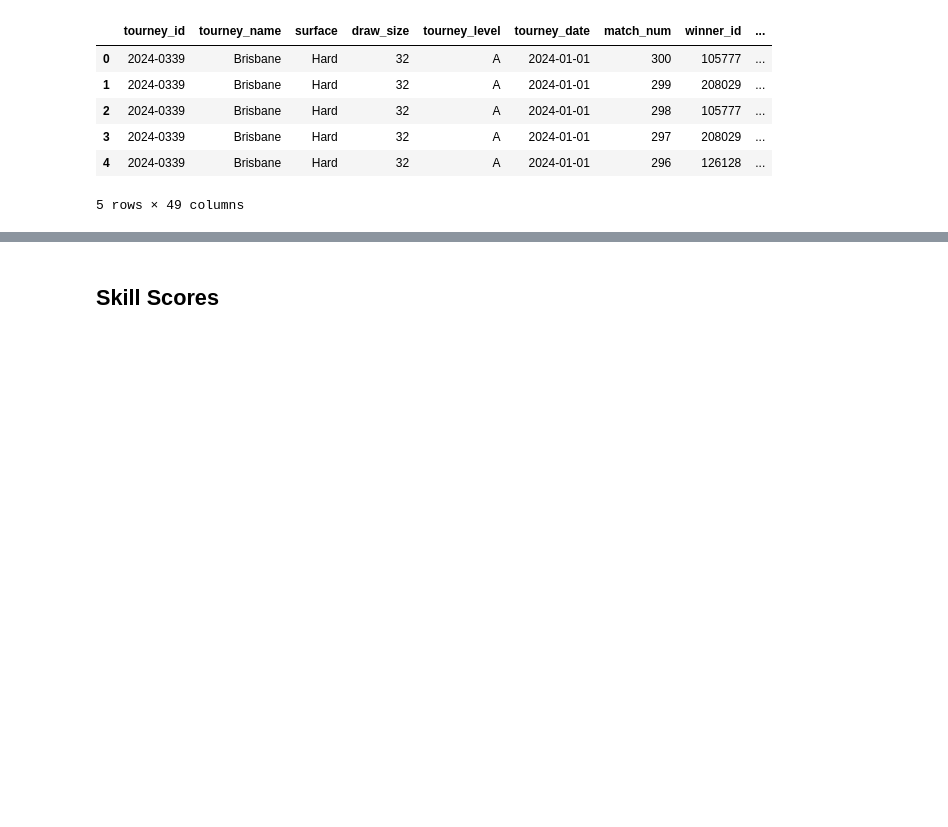
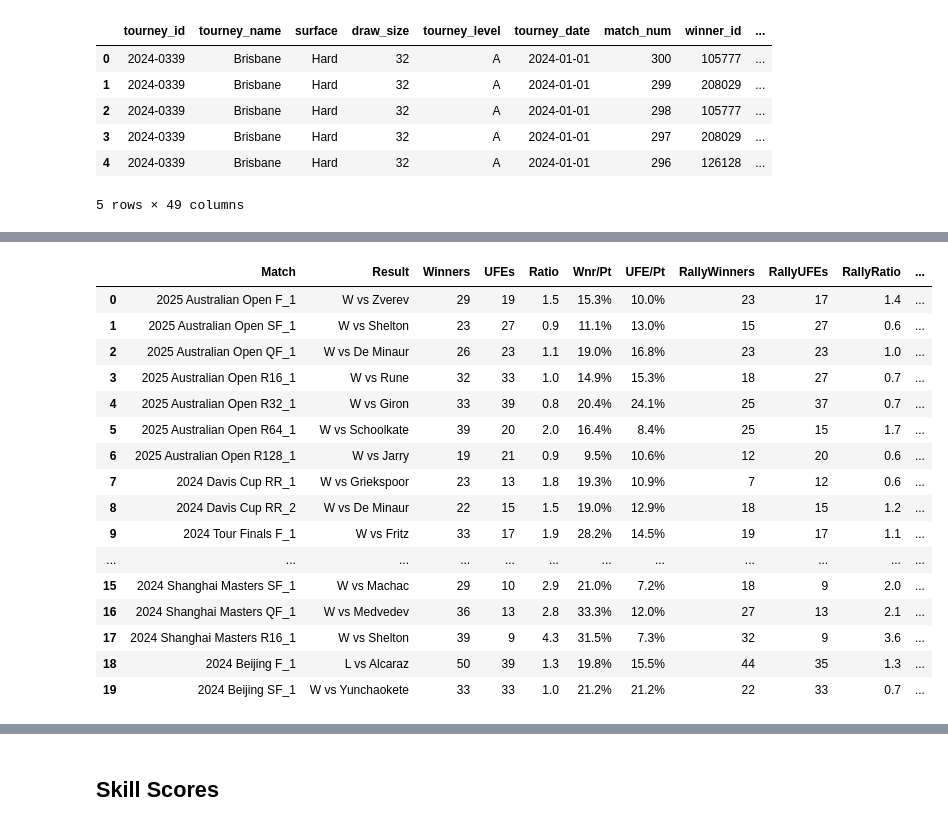
Before and after one commit to ge-a/tennis_model, a Jupyter notebook: experiments.ipynb, the cells around one changed output, grey strips where cells are left out. Drawn from its saved outputs; the diff is of its cells as text; code cells hidden in the pictures; blank space fills up the shorter version.

```diff
--- a/experiments.ipynb
+++ b/experiments.ipynb
@@ -250,0 +606,21 @@ Index(['tourney_id', 'tourney_name', 'surface', 'tourney_date', 'player',
+# %%
+winners = jansin.get_table_df("winners_ues")
+winners.head(20)
+# %% [output]
+|  | Match | Result | Winners | UFEs | Ratio | Wnr/Pt | UFE/Pt | RallyWinners | RallyUFEs | RallyRatio | ... |
+| 0 | 2025 Australian Open F_1 | W vs Zverev | 29 | 19 | 1.5 | 15.3% | 10.0% | 23 | 17 | 1.4 | ... |
+| 1 | 2025 Australian Open SF_1 | W vs Shelton | 23 | 27 | 0.9 | 11.1% | 13.0% | 15 | 27 | 0.6 | ... |
+| 2 | 2025 Australian Open QF_1 | W vs De Minaur | 26 | 23 | 1.1 | 19.0% | 16.8% | 23 | 23 | 1.0 | ... |
+| 3 | 2025 Australian Open R16_1 | W vs Rune | 32 | 33 | 1.0 | 14.9% | 15.3% | 18 | 27 | 0.7 | ... |
+| 4 | 2025 Australian Open R32_1 | W vs Giron | 33 | 39 | 0.8 | 20.4% | 24.1% | 25 | 37 | 0.7 | ... |
+| 5 | 2025 Australian Open R64_1 | W vs Schoolkate | 39 | 20 | 2.0 | 16.4% | 8.4% | 25 | 15 | 1.7 | ... |
+| 6 | 2025 Australian Open R128_1 | W vs Jarry | 19 | 21 | 0.9 | 9.5% | 10.6% | 12 | 20 | 0.6 | ... |
+| 7 | 2024 Davis Cup RR_1 | W vs Griekspoor | 23 | 13 | 1.8 | 19.3% | 10.9% | 7 | 12 | 0.6 | ... |
+| 8 | 2024 Davis Cup RR_2 | W vs De Minaur | 22 | 15 | 1.5 | 19.0% | 12.9% | 18 | 15 | 1.2 | ... |
+| 9 | 2024 Tour Finals F_1 | W vs Fritz | 33 | 17 | 1.9 | 28.2% | 14.5% | 19 | 17 | 1.1 | ... |
+| ... | ... | ... | ... | ... | ... | ... | ... | ... | ... | ... | ... |
+| 15 | 2024 Shanghai Masters SF_1 | W vs Machac | 29 | 10 | 2.9 | 21.0% | 7.2% | 18 | 9 | 2.0 | ... |
+| 16 | 2024 Shanghai Masters QF_1 | W vs Medvedev | 36 | 13 | 2.8 | 33.3% | 12.0% | 27 | 13 | 2.1 | ... |
+| 17 | 2024 Shanghai Masters R16_1 | W vs Shelton | 39 | 9 | 4.3 | 31.5% | 7.3% | 32 | 9 | 3.6 | ... |
+| 18 | 2024 Beijing F_1 | L vs Alcaraz | 50 | 39 | 1.3 | 19.8% | 15.5% | 44 | 35 | 1.3 | ... |
+| 19 | 2024 Beijing SF_1 | W vs Yunchaokete | 33 | 33 | 1.0 | 21.2% | 21.2% | 22 | 33 | 0.7 | ... |
```
Also changed, not shown: parts of 89 cells of this notebook, 3 other files.
